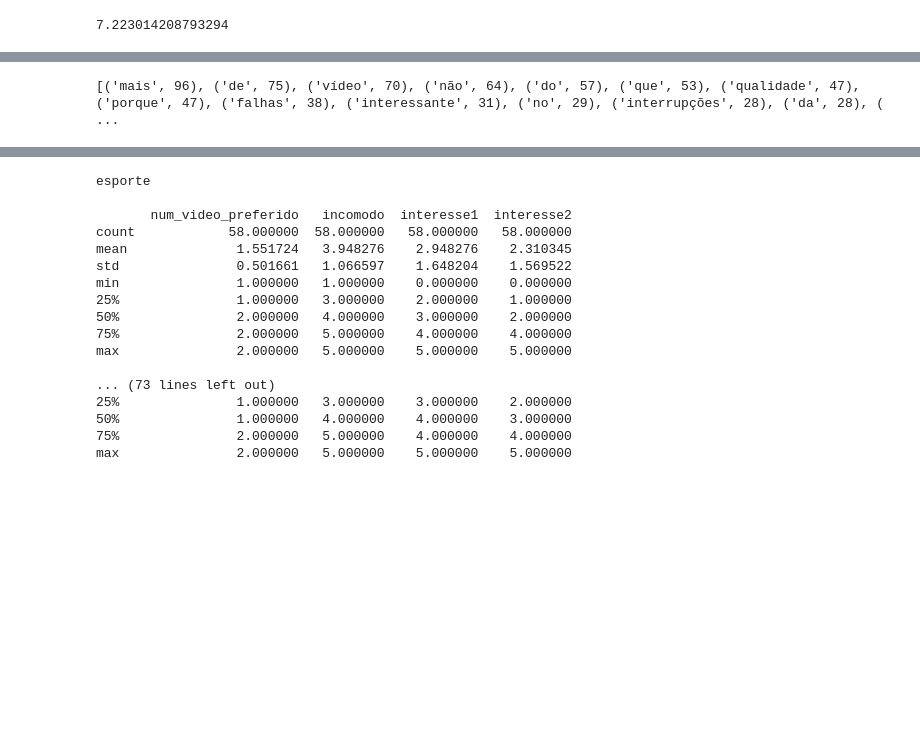
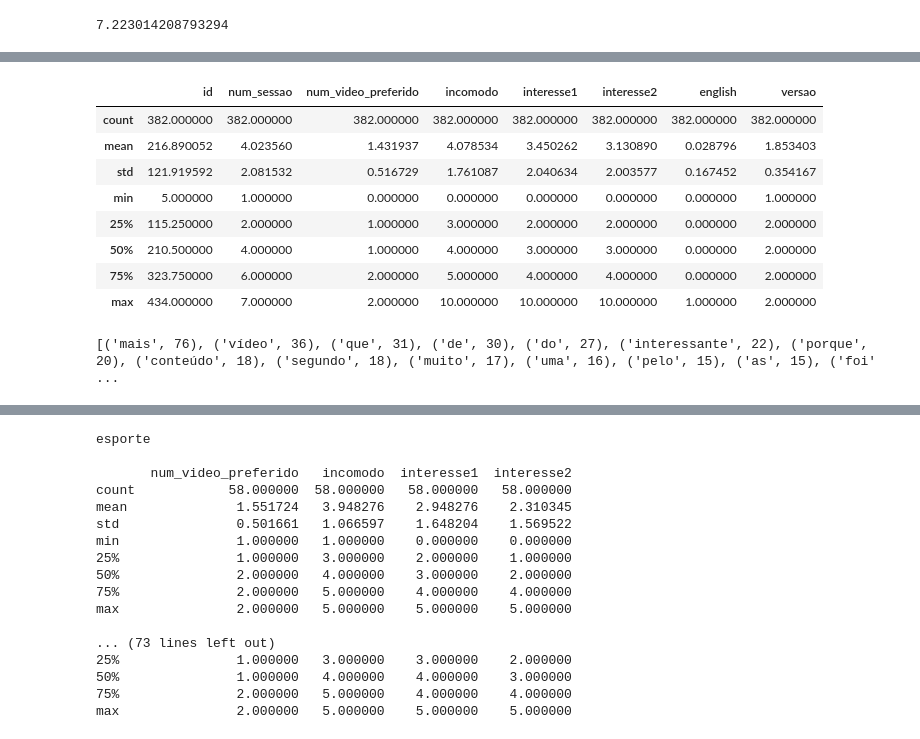
Before and after one commit to mateussnogs/analise_qose_2, a Jupyter notebook: qos_matheus.ipynb, the cells around one changed output, grey strips where cells are left out. Saved outputs shown, nothing was run; the diff lists cells and outputs as text; code cells hidden in the pictures; blank space fills up the shorter version.

```diff
--- a/qos_matheus.ipynb
+++ b/qos_matheus.ipynb
@@ -336,15 +314,50 @@ graph = graphviz.Source(dot_data)
 graph
 # %% [output]
 [drawing not drawn]
+# %%
+# revertendo a troca das classificacoes para solucionar o problema: (j1, primeiro) -> (j1, segundo)
+
+feeds = pd.read_csv("Feedbacks 01_08 - video_sessions_feedback.csv", parse_dates=['created_date'])
+
+f_v1 = feeds[ feeds['created_date'].dt.month < 7]
+f_v2 = feeds[ feeds['created_date'].dt.month >= 7]
+
+highQoS = f_v1[ ( f_v1['num_sessao'].isin([1,3,6]) & (f_v1['num_video_preferido']==1) ) |
+               (f_v1['num_sessao'].isin([2,4,5,7]) & (f_v1['num_video_preferido']==2) ) ]
+
+highQoS = pd.concat([ highQoS,
+                    f_v2[( f_v2['num_sessao'].isin([1,5]) & (f_v2['num_video_preferido']==1) ) |
+                    ( f_v2['num_sessao'].isin([2,3,4,6,7]) & (f_v2['num_video_preferido']==2) )]
+                    ])
+
+lowQoS = feeds[~feeds['id'].isin(highQoS['id'])]
+
+lowQoS['class'] = 'lowQoS'
+highQoS['class'] = 'highQoS'
+
+low_high = pd.concat([lowQoS, highQoS])
+low_high.describe()
+# %% [output]
+|  | id | num_sessao | num_video_preferido | incomodo | interesse1 | interesse2 | english | versao |
+| count | 382.000000 | 382.000000 | 382.000000 | 382.000000 | 382.000000 | 382.000000 | 382.000000 | 382.000000 |
+| mean | 216.890052 | 4.023560 | 1.431937 | 4.078534 | 3.450262 | 3.130890 | 0.028796 | 1.853403 |
+| std | 121.919592 | 2.081532 | 0.516729 | 1.761087 | 2.040634 | 2.003577 | 0.167452 | 0.354167 |
+| min | 5.000000 | 1.000000 | 0.000000 | 0.000000 | 0.000000 | 0.000000 | 0.000000 | 1.000000 |
+| 25% | 115.250000 | 2.000000 | 1.000000 | 3.000000 | 2.000000 | 2.000000 | 0.000000 | 2.000000 |
+| 50% | 210.500000 | 4.000000 | 1.000000 | 4.000000 | 3.000000 | 3.000000 | 0.000000 | 2.000000 |
+| 75% | 323.750000 | 6.000000 | 2.000000 | 5.000000 | 4.000000 | 4.000000 | 0.000000 | 2.000000 |
+| max | 434.000000 | 7.000000 | 2.000000 | 10.000000 | 10.000000 | 10.000000 | 1.000000 | 2.000000 |
 # %%
 from sklearn.feature_extraction.text import CountVectorizer
 from sklearn.feature_extraction.text import TfidfVectorizer
 
-vectorizer = CountVectorizer(ngram_range=(1,1))
+vectorizer = CountVectorizer()
 justific = feedbacks_stress[ ['justificativa_x', 'num_video_preferido'] ]
 justific.dropna(inplace=True)
 
-X = vectorizer.fit_transform(justific['justificativa_x'])
+# justificativas = justific[justific['num_video_preferido']==1]['justificativa_x']
+justificativas = lowQoS['justificativa'].dropna()
+X = vectorizer.fit_transform(justificativas)
 sum_words = X.sum(axis=0)
 words_freq = [(word, sum_words[0, idx]) for word, idx in vectorizer.vocabulary_.items()]
 print(sorted(words_freq, key = lambda x: x[1], reverse=True)[:20])
@@ -359,4 +372,4 @@ print(sorted(words_freq, key = lambda x: x[1], reverse=True)[:20])
 # plt.margins(x=0, y=0)
 # plt.show()
 # %% [output]
-[('mais', 96), ('de', 75), ('vídeo', 70), ('não', 64), ('do', 57), ('que', 53), ('qualidade', 47), ('porque', 47), ('falhas', 38), ('interessante', 31), ('no', 29), ('interrupções', 28), ('da', 28), ( ...
+[('mais', 76), ('vídeo', 36), ('que', 31), ('de', 30), ('do', 27), ('interessante', 22), ('porque', 20), ('conteúdo', 18), ('segundo', 18), ('muito', 17), ('uma', 16), ('pelo', 15), ('as', 15), ('foi' ...
```
Also changed, not shown: parts of 3 cells of this notebook.
